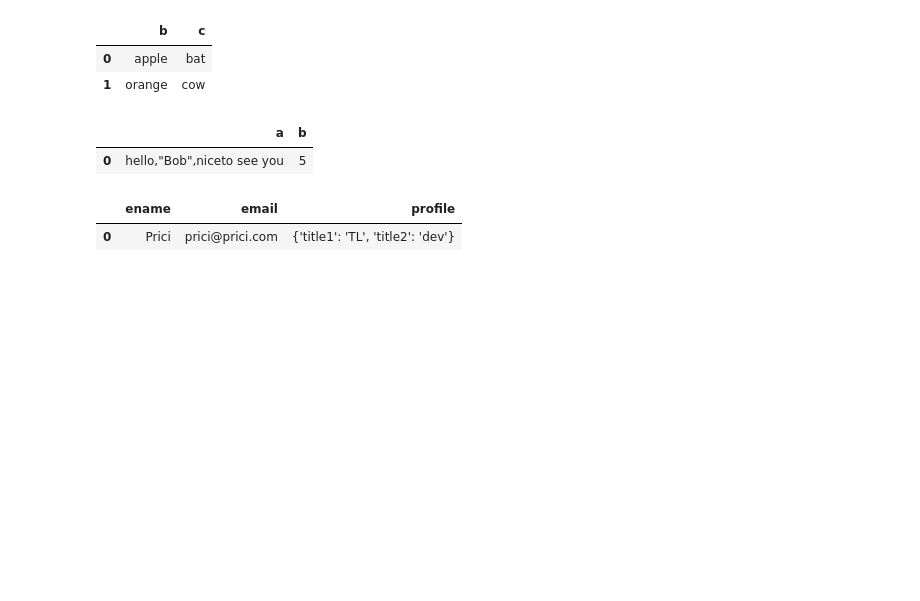
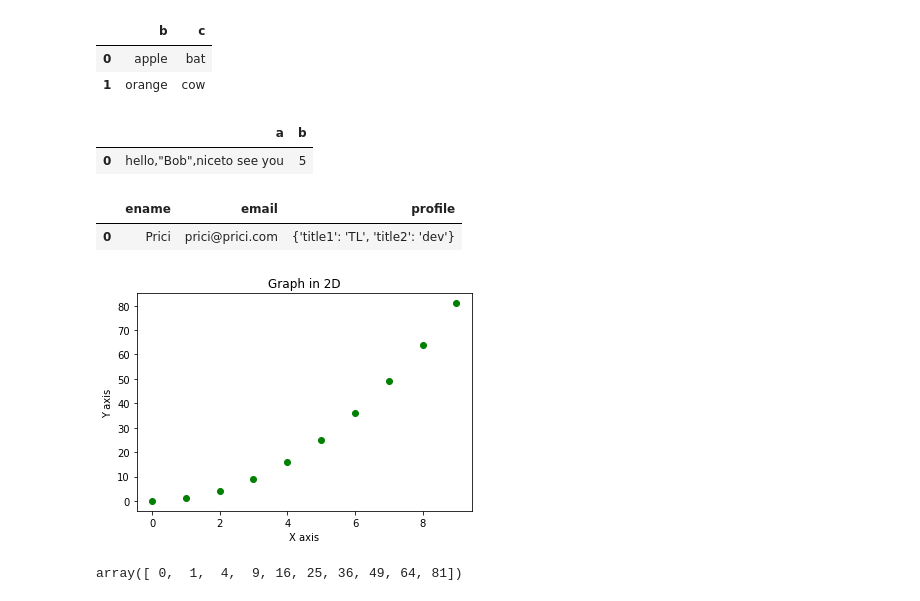
Before and after one commit to Pricillawilson/100DaysOfDS, a Jupyter notebook: Python-BrushUp.ipynb, the cells around one changed output. Saved outputs shown, nothing was run; the diff lists cells and outputs as text; code cells hidden in the pictures; blank space fills up the shorter version.

```diff
--- a/Python-BrushUp.ipynb
+++ b/Python-BrushUp.ipynb
@@ -578,3 +582,6 @@ URL = 'https://en.wikipedia.org/wiki/London'
 # dfs = pd.read_html(URL)
 # %%
 # pip3 install lxml
+# %%
+x=np.arange(0,10)
+y=np.arange(11,21)
@@ -580,0 +591,13 @@ URL = 'https://en.wikipedia.org/wiki/London'
+# %%
+plt.scatter(x,y,c='g')
+plt.xlabel('X axis')
+plt.ylabel('Y axis')
+plt.title('Graph in 2D')
+plt.savefig('Test.png')
+# %% [output]
+[figure, added]
+# %%
+y = x*x
+y
+# %% [output]
+array([ 0,  1,  4,  9, 16, 25, 36, 49, 64, 81])
```
Also changed, not shown: parts of 3 cells of this notebook, 1 other file.
